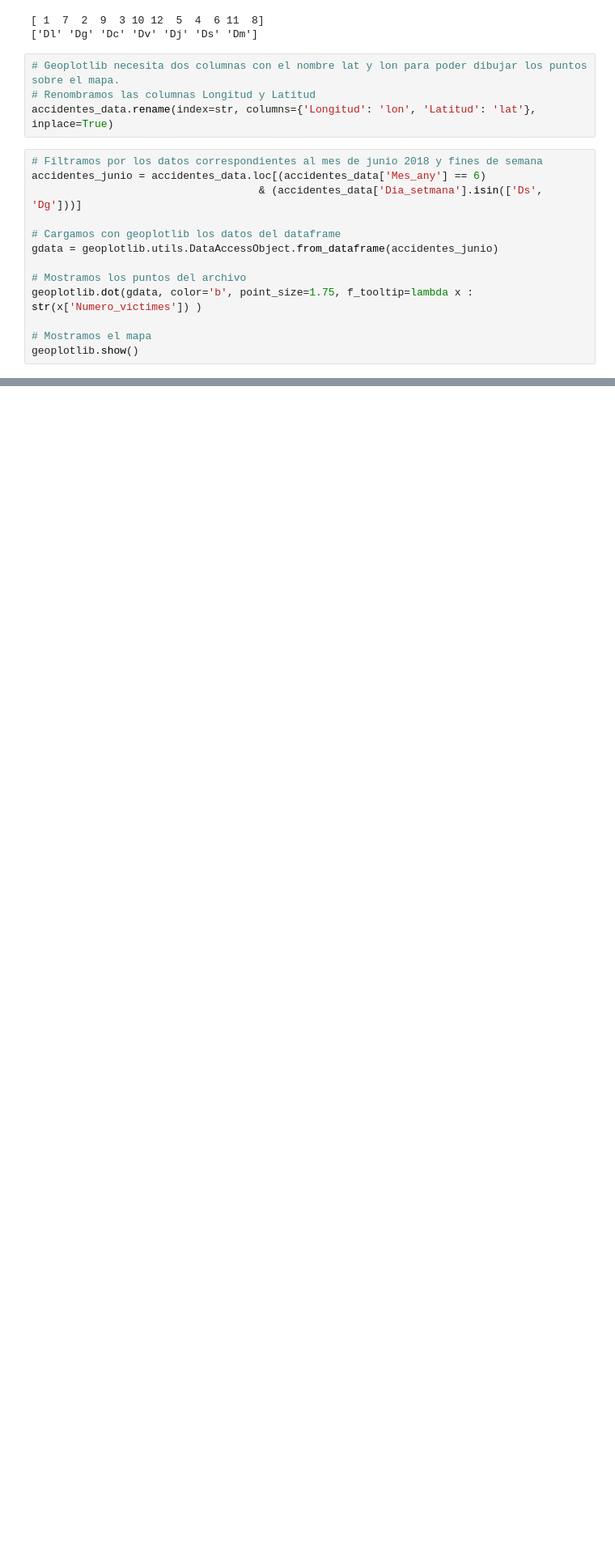
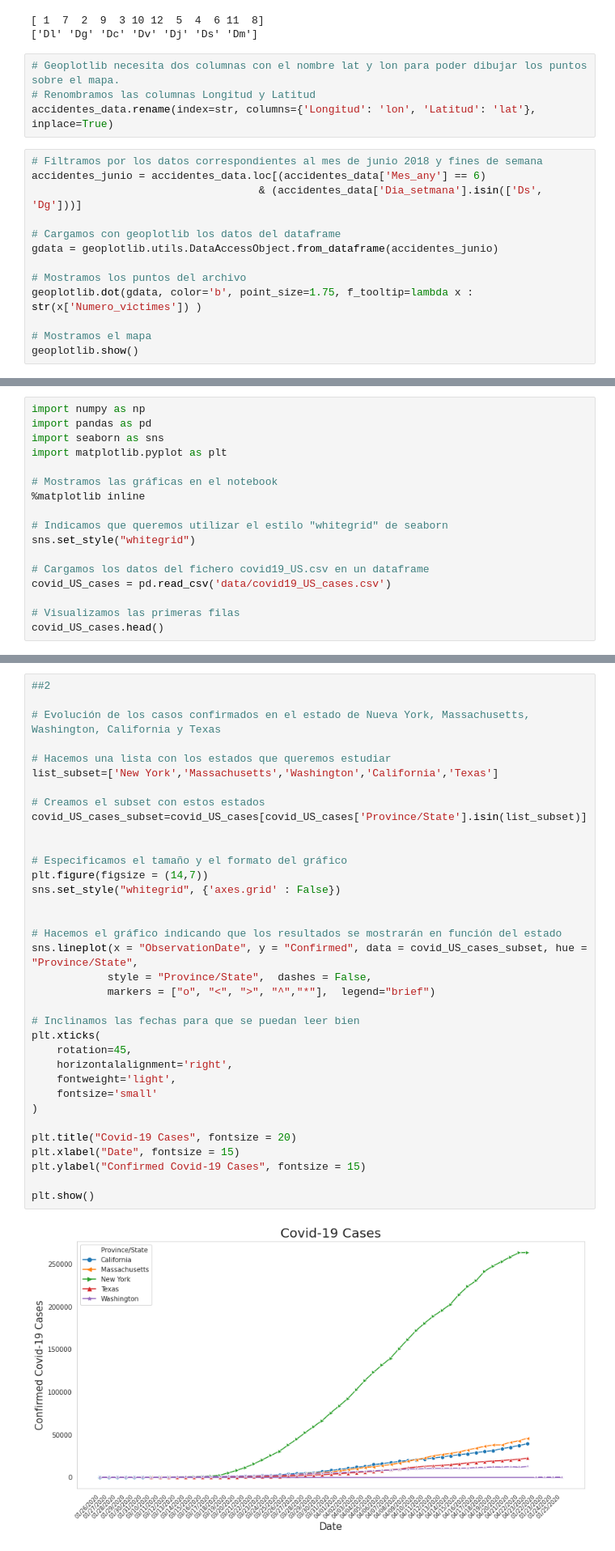
Before and after one commit to bvillenap7/Fundamentos_Data_Science_UOC_PEC8, a Jupyter notebook: prog_datasci_8_vis_ejerciciosResueltos.ipynb, the cells around one changed output, grey strips where cells are left out. Shown at 81% size. Cells and saved outputs as stored; diff of their text form; blank space fills up the shorter version.

```diff
--- a/prog_datasci_8_vis_ejerciciosResueltos.ipynb
+++ b/prog_datasci_8_vis_ejerciciosResueltos.ipynb
@@ -522,0 +559,17 @@ geoplotlib.show()
+# %%
+import numpy as np
+import pandas as pd
+import seaborn as sns
+import matplotlib.pyplot as plt
+
+# Mostramos las gráficas en el notebook
+%matplotlib inline
+
+# Indicamos que queremos utilizar el estilo "whitegrid" de seaborn
+sns.set_style("whitegrid")
+
+# Cargamos los datos del fichero covid19_US.csv en un dataframe
+covid_US_cases = pd.read_csv('data/covid19_US_cases.csv')
+
+# Visualizamos las primeras filas
+covid_US_cases.head()
@@ -522,0 +618,37 @@ geoplotlib.show()
+# %%
+##2
+
+# Evolución de los casos confirmados en el estado de Nueva York, Massachusetts, Washington, California y Texas
+
+# Hacemos una lista con los estados que queremos estudiar
+list_subset=['New York','Massachusetts','Washington','California','Texas']
+
+# Creamos el subset con estos estados
+covid_US_cases_subset=covid_US_cases[covid_US_cases['Province/State'].isin(list_subset)]
+
+
+# Especificamos el tamaño y el formato del gráfico
+plt.figure(figsize = (14,7))
+sns.set_style("whitegrid", {'axes.grid' : False})
+
+
+# Hacemos el gráfico indicando que los resultados se mostrarán en función del estado
+sns.lineplot(x = "ObservationDate", y = "Confirmed", data = covid_US_cases_subset, hue = "Province/State",
+            style = "Province/State",  dashes = False,
+            markers = ["o", "<", ">", "^","*"],  legend="brief")
+
+# Inclinamos las fechas para que se puedan leer bien
+plt.xticks(
+    rotation=45,
+    horizontalalignment='right',
+    fontweight='light',
+    fontsize='small'
+)
+
+plt.title("Covid-19 Cases", fontsize = 20)
+plt.xlabel("Date", fontsize = 15)
+plt.ylabel("Confirmed Covid-19 Cases", fontsize = 15)
+
+plt.show()
+# %% [output]
+[figure, added]
```
Also changed, not shown: parts of 12 cells of this notebook.
